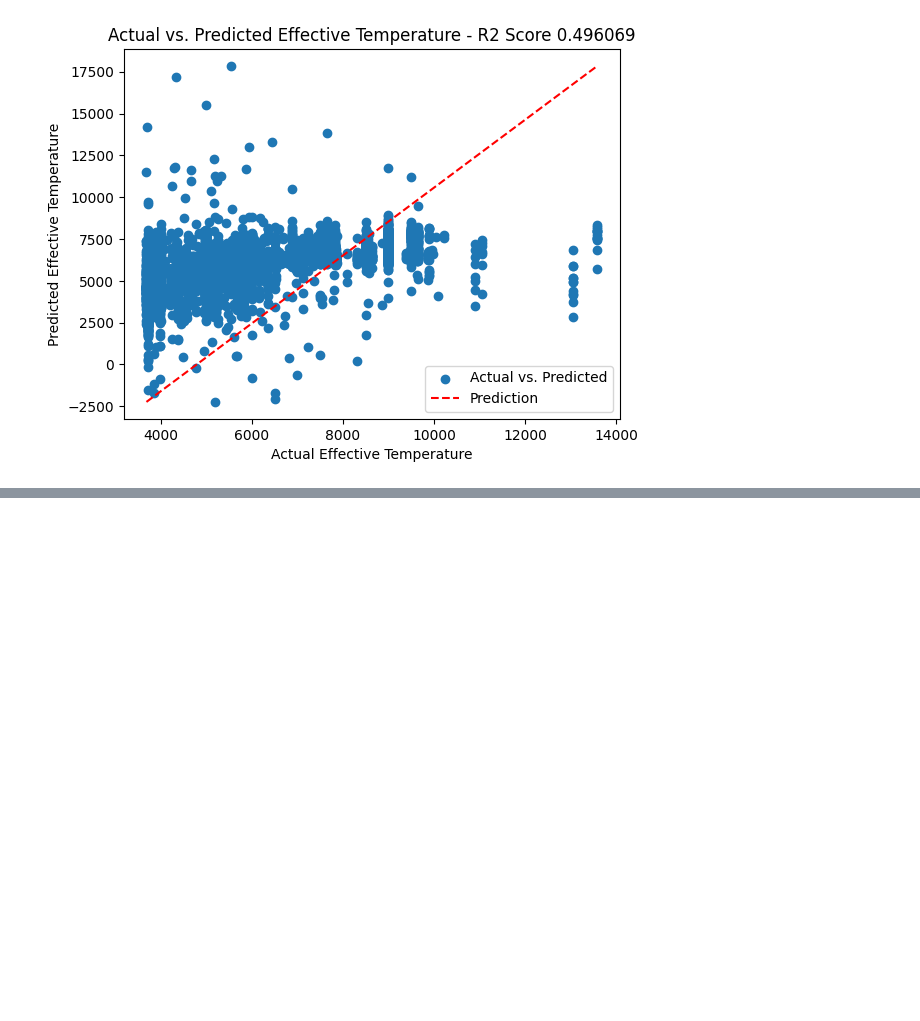
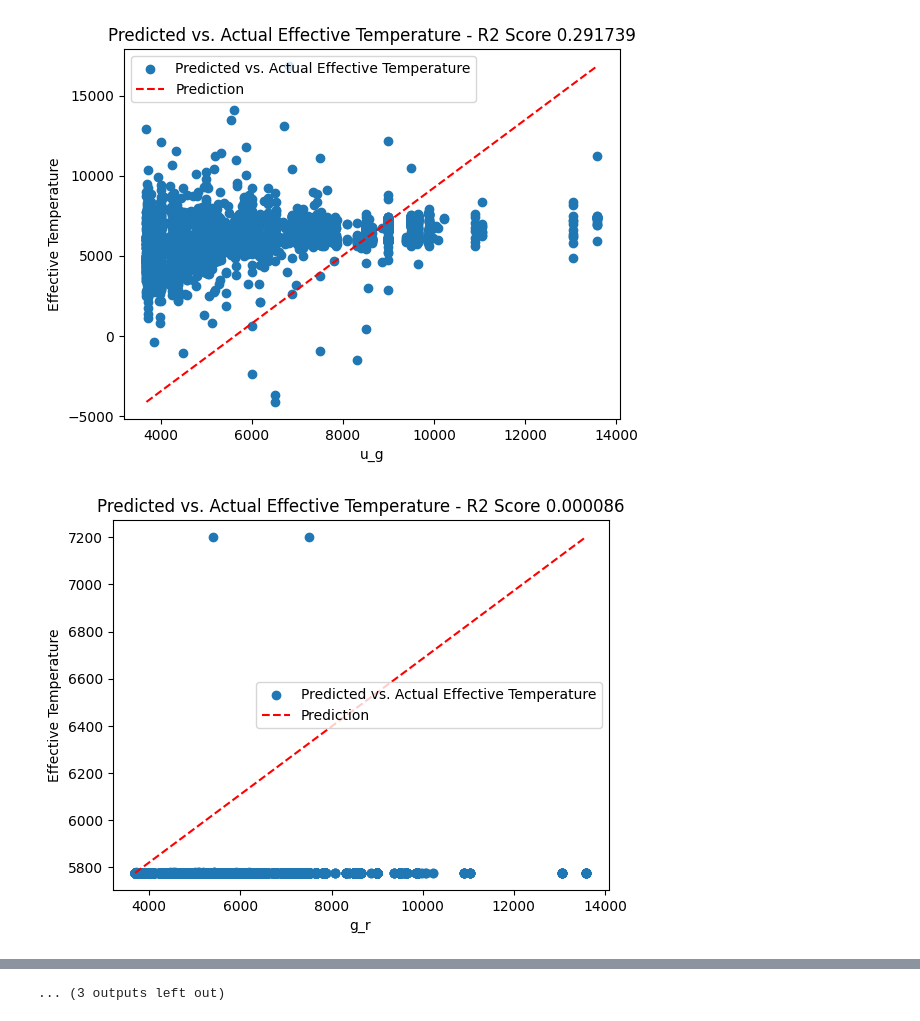
Before and after one commit to PhillipPhan1024/FRI-Feasibility-Study, a Jupyter notebook: Main.ipynb, the cells around one changed output, grey strips where cells are left out. Drawn from its saved outputs; the diff is of its cells as text; code cells hidden in the pictures; blank space fills up the shorter version.

Commit message:
Graphs of all indices

```diff
--- a/Main.ipynb
+++ b/Main.ipynb
@@ -62,13 +53,37 @@ LinearRegression()
 # %%
-# predictions = regr.predict(x_train)
-# r2 = r2_score(y_train, predictions)
+string_list = [
+    "u_g",
+    "g_r",
+    "r_i",
+    "i_z",
+    "ug_gr",
+    "ug_ri",
+    "ug_iz",
+    "gr_ri",
+    "gr_iz",
+    "ri_iz",
+    "ug_gr_ri",
+    "ug_gr_iz",
+    "ug_ri_iz",
+    "gr_ri_iz",
+    "ug_gr_ri_iz"
+]
 
-# plt.scatter(y_train, predictions, label="Actual vs. Predicted")
-# plt.plot([y_train.min(), y_train.max()], [predictions.min(), predictions.max()], color='red', linestyle='--', label='Prediction')
-# plt.xlabel('Actual Effective Temperature')
-# plt.ylabel('Predicted Effective Temperature')
-# plt.title('Actual vs. Predicted Effective Temperature - R2 Score {:2f}'.format(r2))
-# plt.legend()
-# plt.show()
+for index, name in zip(list_of_df, string_list):
+    x_train, x_test, y_train, y_test = train_test_split(
+        index, y, test_size=0.2, random_state=42)
+    regr = LinearRegression()
+    regr.fit(x_train, y_train)
+    predictions = regr.predict(x_train)
+    r2 = r2_score(y_train, predictions)
+
+    plt.scatter(y_train, predictions, label="Predicted vs. Actual Effective Temperature")
+    plt.plot([y_train.min(), y_train.max()], [predictions.min(), predictions.max()], color='red', linestyle='--', label='Prediction')
+    plt.xlabel(name)
+    plt.ylabel('Effective Temperature')
+    plt.title('Predicted vs. Actual Effective Temperature - R2 Score {:2f}'.format(r2))
+    plt.legend()
+    plt.show()
 # %% [output]
-[figure, old version]
+[figure, new version]
+[figure, added]
@@ -74,0 +100 @@ LinearRegression()
+... (3 outputs left out)
```
Also changed, not shown: parts of 3 cells of this notebook.
